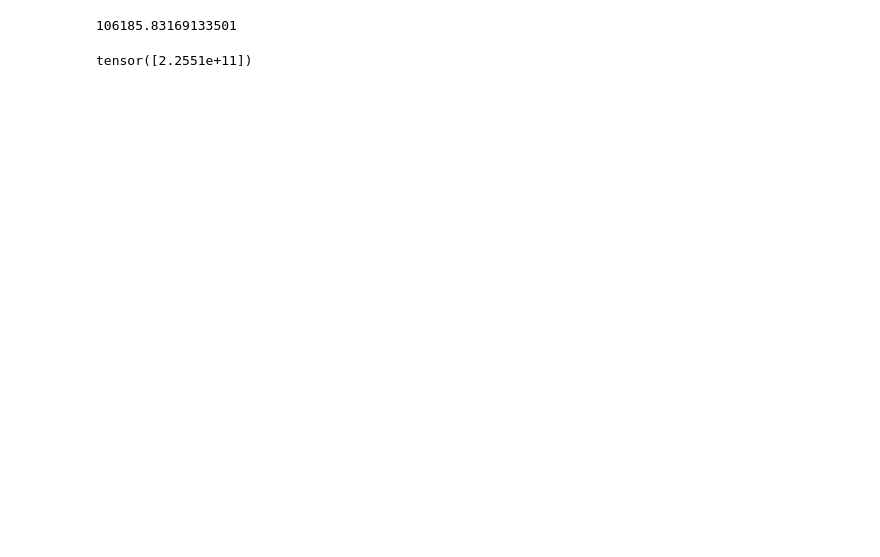
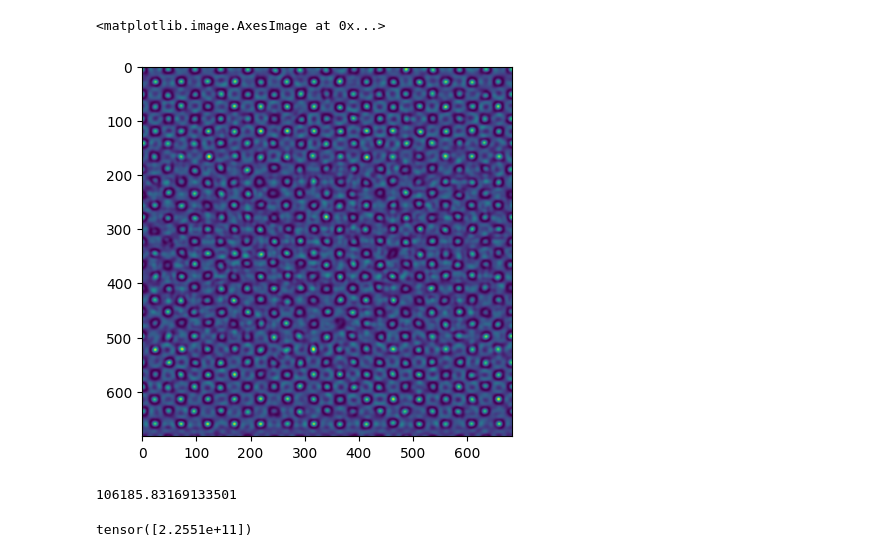
Before and after one commit to LowenaHull/py_multislice_differentiable_tem, a Jupyter notebook: Demos/Lowena_start_here.ipynb, the cells around one changed output. Saved outputs shown, nothing was run; the diff lists cells and outputs as text; code cells hidden in the pictures; blank space fills up the shorter version.

```diff
--- a/Demos/Lowena_start_here.ipynb
+++ b/Demos/Lowena_start_here.ipynb
@@ -108,0 +151,5 @@ def chi(q, qphi, lam, df=0.0, aberrations=[]):
+# %%
+plt.imshow(sim_image[0].detach().cpu().numpy())
+# %% [output]
+<matplotlib.image.AxesImage at 0x...>
+[figure, added]
```
Also changed, not shown: parts of 7 cells of this notebook, 2 other files.
